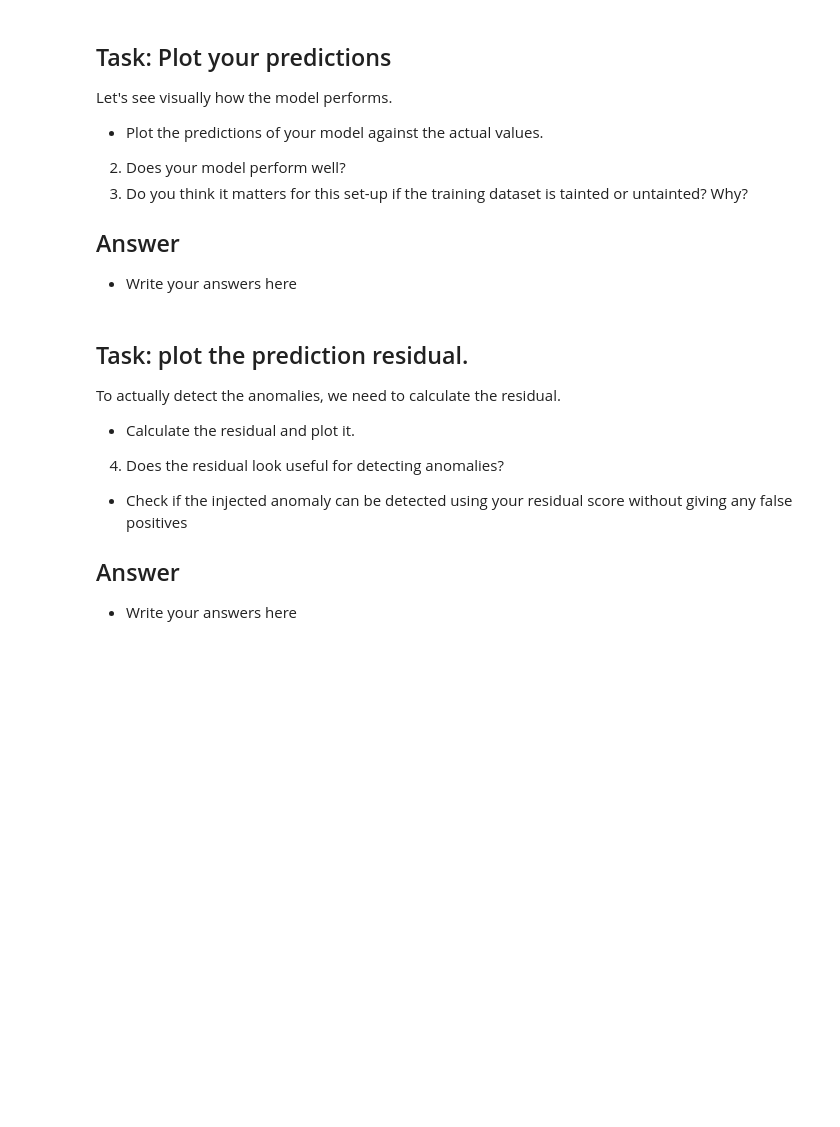
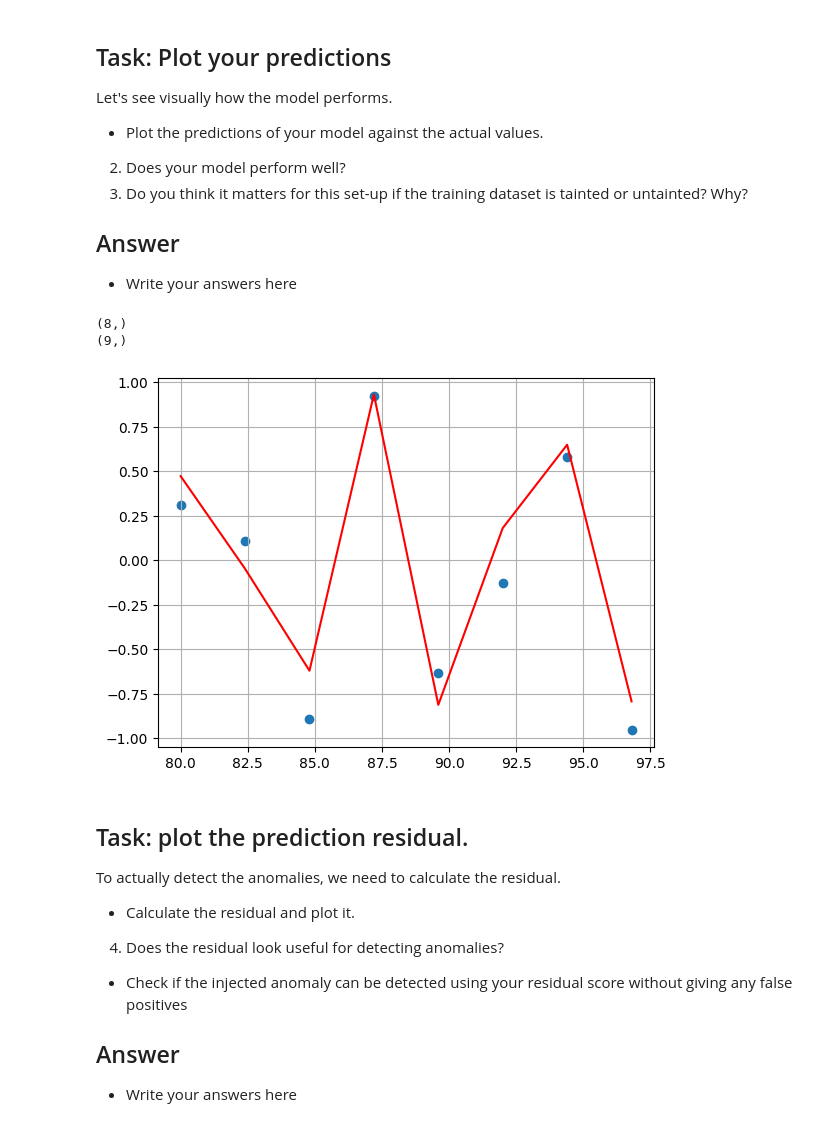
Before and after one commit to filippocasari/AS1SecML, a Jupyter notebook: AS1SecurityML.ipynb, the cells around one changed output. Saved outputs shown, nothing was run; the diff lists cells and outputs as text; code cells hidden in the pictures; blank space fills up the shorter version.

```diff
--- a/AS1SecurityML.ipynb
+++ b/AS1SecurityML.ipynb
@@ -331,0 +339,25 @@ test_y = None
+# %%
+indices = [i for i in range(0, len(train), 24)]
+print(indices)
+print(train.shape)
+train_x = np.array([train[indices[i]:indices[i+1]] for i in range(len(indices)-1)])
+
+print(train_x.shape)
+train_y = train[24::24]
+
+print(train_y.shape)
+indices = [i for i in range(0, len(test), 24)]
+test_x = np.array([test[indices[i]:indices[i+1]] for i in range(len(indices)-1)] )
+test_y = test[24::24]
+
+
+#print("first 24 elements train x ", train_x[:24])
+#print("prediction 0 ", train_y[0])
+#print("original dataset train ", train[24])
+#print(train_x[24:48])
+#print(train_y[1])
+#print(train[48])
+#plt.plot(, train_x) """
+print(test_x.shape)
+print(test_y.shape)
+print(test.shape)
@@ -338,0 +377,10 @@ from sklearn.ensemble import RandomForestRegressor
+# %%
+from sklearn.ensemble import RandomForestRegressor
+from sklearn.metrics import r2_score, explained_variance_score
+model = RandomForestRegressor(random_state=0)
+
+model.fit(train_x, train_y)
+print(model.predict(test_x)-test_y)
+
+print(explained_variance_score(test_y, model.predict(test_x)))
+print(r2_score(test_y, model.predict(test_x)))
@@ -345,6 +398,17 @@ Let's see visually how the model performs.
 
 ## Answer
 - Write your answers here
+# %%
+print(model.predict(test_x).shape)
+print(np.arange(0, 100, 0.1)[800::24].shape)
+plt.scatter(np.arange(0, 100, 0.1)[800:-25:24], model.predict(test_x))
+plt.plot(np.arange(0, 100, 0.1)[800:-25:24], test_y, color='r')
+plt.grid()
+plt.show()
+# %% [output]
+(8,)
+(9,)
+[figure, added]
 # %% [markdown]
 ## Task: plot the prediction residual.
 To actually detect the anomalies, we need to calculate the residual.
```
Also changed, not shown: parts of 10 cells of this notebook.
